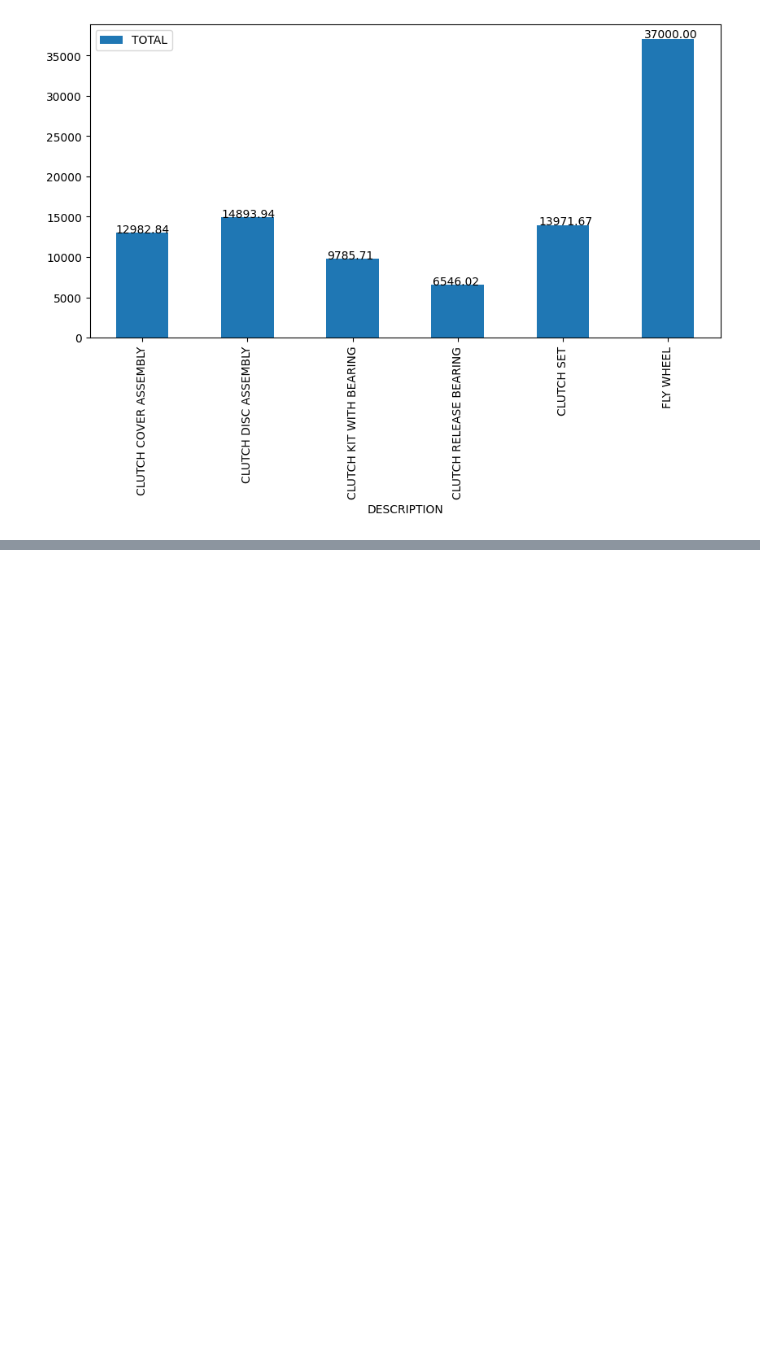
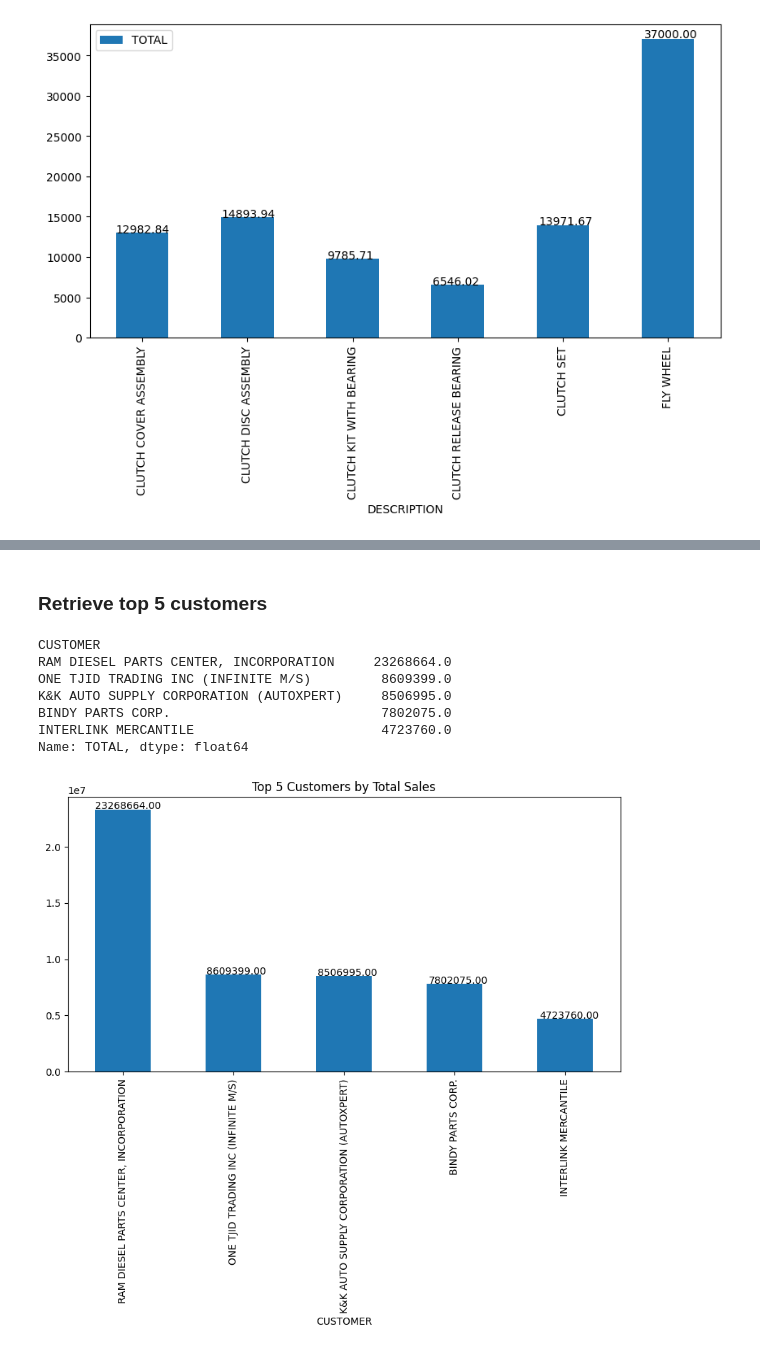
Before and after one commit to dev-dords/hgmi_marketing, a Jupyter notebook: hgmi.ipynb, the cells around one changed output, grey strips where cells are left out. Cells and saved outputs as stored; diff of their text form; code cells hidden in the pictures; blank space fills up the shorter version.

```diff
--- a/hgmi.ipynb
+++ b/hgmi.ipynb
@@ -48,0 +84,21 @@ FLY WHEEL                37000.000000
+# %% [markdown]
+### Retrieve top 5 customers
+# %%
+customer_total = sales_2022.groupby('CUSTOMER')['TOTAL'].sum().sort_values(ascending=False)
+
+top_5_customers = customer_total.head(5)
+print(top_5_customers)
+
+ax = top_5_customers.plot(kind='bar', figsize=(10, 5), title='Top 5 Customers by Total Sales')
+for p in ax.patches:
+    ax.annotate(f'{p.get_height():.2f}', (p.get_x() * 1.005, p.get_height() * 1.005))
+plt.show()
+# %% [output]
+CUSTOMER
+RAM DIESEL PARTS CENTER, INCORPORATION     23268664.0
+ONE TJID TRADING INC (INFINITE M/S)         8609399.0
+K&K AUTO SUPPLY CORPORATION (AUTOXPERT)     8506995.0
+BINDY PARTS CORP.                           7802075.0
+INTERLINK MERCANTILE                        4723760.0
+Name: TOTAL, dtype: float64
+[figure, added]
```
Also changed, not shown: parts of 12 cells of this notebook.
